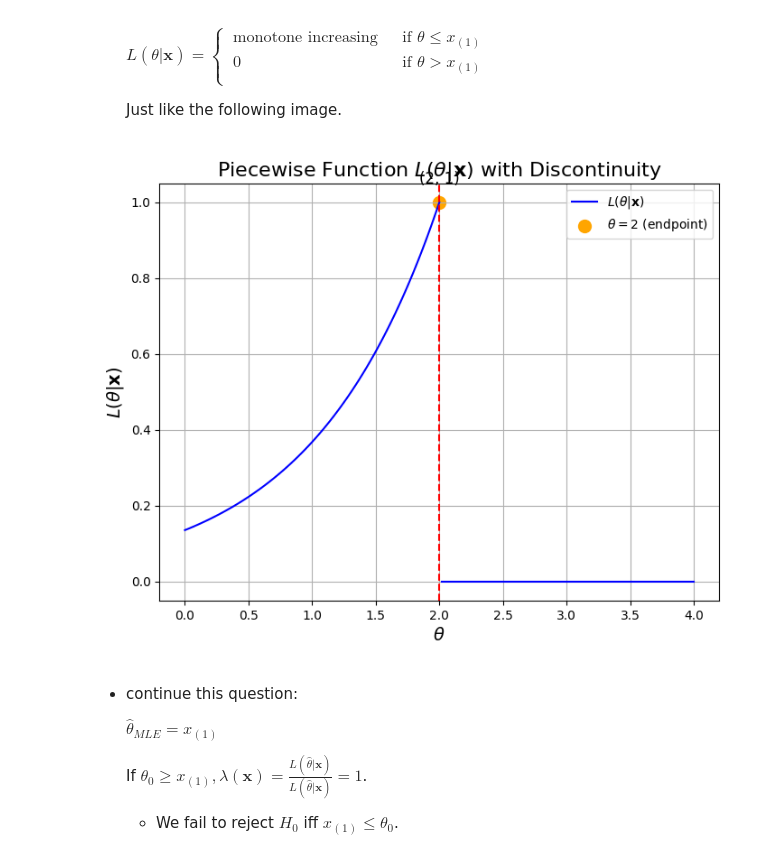
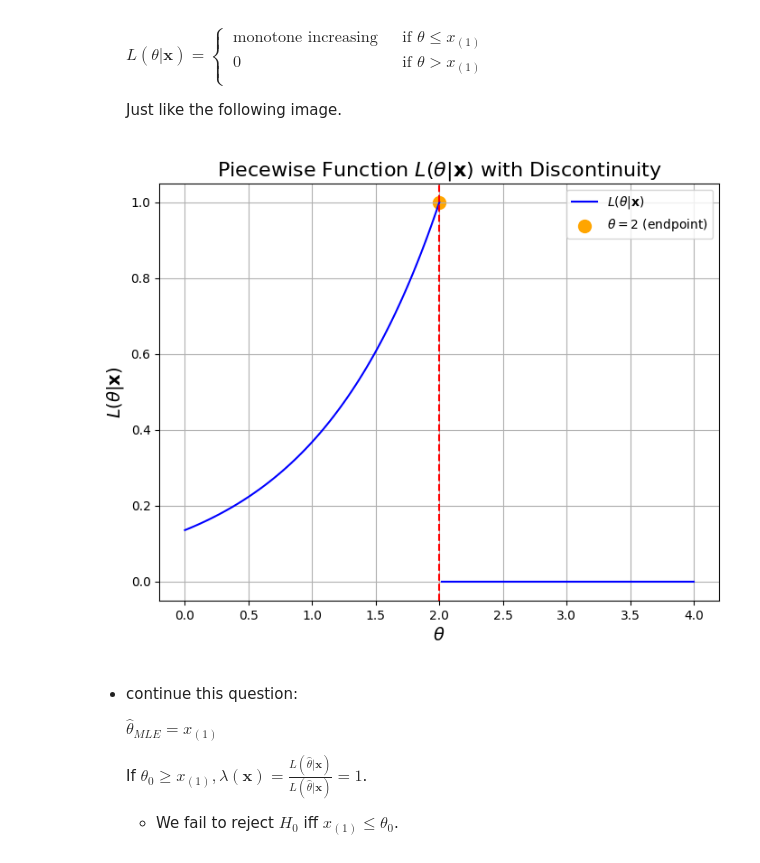
Before and after one commit to Thomson-Cui/Theoretical-Statistics-II, a Jupyter notebook: Chapter_08_01_Hypothesis_Testing.ipynb, the cells around one changed output. Cells and saved outputs as stored; diff of their text form; code cells hidden in the pictures.

```diff
--- a/Chapter_08_01_Hypothesis_Testing.ipynb
+++ b/Chapter_08_01_Hypothesis_Testing.ipynb
@@ -686,35 +686,34 @@ theta_right = np.linspace(2, 4, 100)[1:]  # From just after 2 to 4 (exclude 2 it
 
 # Calculate L values for each segment
 L_left = L_theta(theta_left)  # For theta <= 2
 L_right = np.zeros_like(theta_right)  # For theta > 2
 
 # Create the plot
 plt.figure(figsize=(8, 6))
 
 # Plot the left segment (theta <= 2)
 plt.plot(theta_left, L_left, label=r'$L(\theta|\mathbf{x})$', color='blue')
 
 # Plot the right segment (theta > 2)
 plt.plot(theta_right, L_right, color='blue')  # Continue with same color but disconnected
 
 # Mark the point at theta = 2 with an open circle (indicating discontinuity)
 plt.scatter([2], [1], c='orange', s=100, label=r'$\theta = 2$ (endpoint)')
 plt.axvline(x=2, color='red', linestyle='--')
-plt.text(2, 1 + 0.05, '(2, 1)', fontsize=12, ha='center')
 
 # Set axis labels
 plt.xlabel(r'$\theta$', fontsize=14)
 plt.ylabel(r'$L(\theta|\mathbf{x})$', fontsize=14)
 plt.title(r'Piecewise Function $L(\theta|\mathbf{x})$ with Discontinuity', fontsize=16)
 
 # Add grid and legend
 plt.grid(True)
 plt.legend()
 
 # Display the plot
 plt.show()
 # %% [output]
-[figure, old version]
+[figure, new version]
 # %% [markdown]
 - continue this question:
 
```
